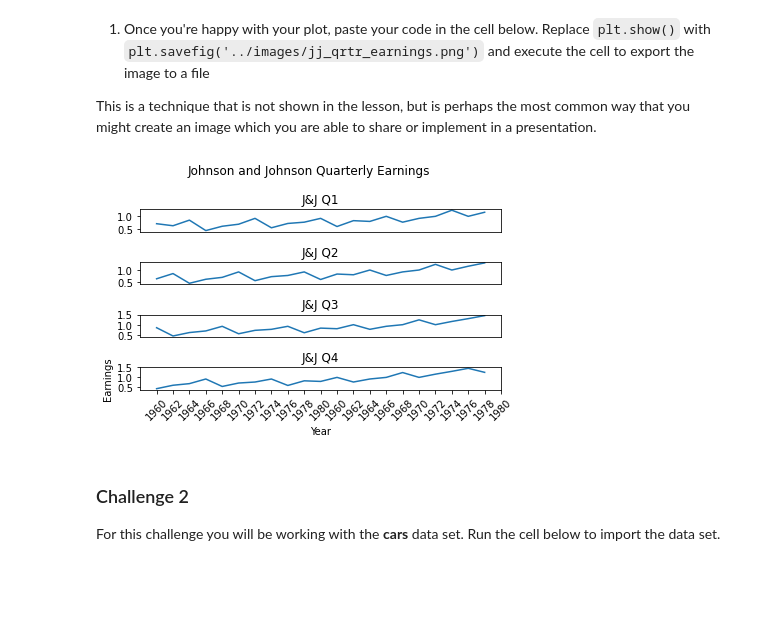
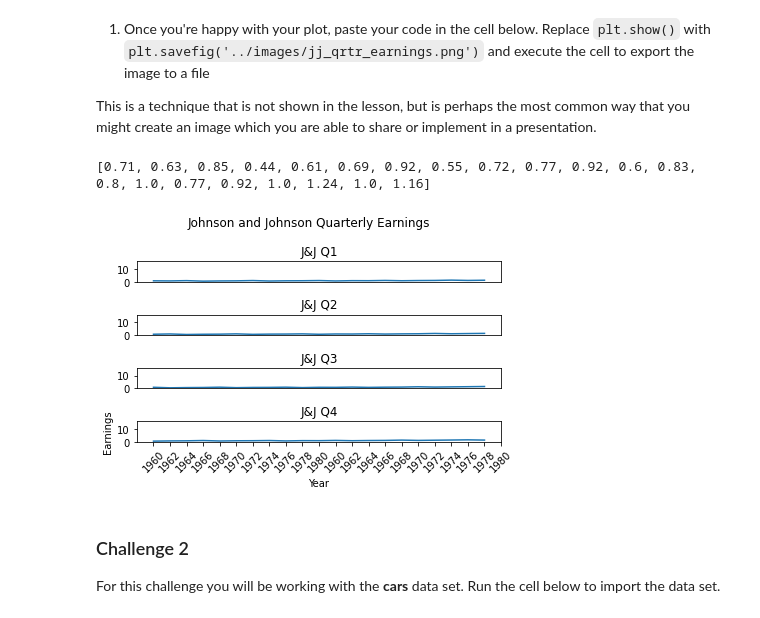
Before and after one commit to kimberlymurphy/ds-precourse-faceting, a Jupyter notebook: notebooks/faceting.ipynb, the cells around one changed output. Saved outputs shown, nothing was run; the diff lists cells and outputs as text; code cells hidden in the pictures; blank space fills up the shorter version.

Commit message:
Fixed bug
Bad indexing (realized via y-axis range matching)

```diff
--- a/notebooks/faceting.ipynb
+++ b/notebooks/faceting.ipynb
@@ -96,11 +96,11 @@ q2 = list()
 q3 = list()
 q4 = list()
 
-for x in range(len(earn)//4):
-    q1.append(earn[x])
-    q2.append(earn[x+1])
-    q3.append(earn[x+2])
-    q4.append(earn[x+3])
+for x in range(0, len(earn)//4):
+    q1.append(earn[x])#earn[x])
+    q2.append(earn[21+x])#earn[x*1])
+    q3.append(earn[42+x])#earn[x*2])
+    q4.append(earn[63+x])#earn[x*3])
 
 for i in range(1960,1981):
     if i%2==0:
@@ -109,30 +109,42 @@ for i in range(1960,1981):
 for i in range(0,22):
     value.append(i)
 
+print(min(earn))
+print(max(earn))
+print(q1)
+print(q2)
+print(q3)
+print(q4)
+y_rng = [0.4, 16.25]
+
 plt.suptitle('Johnson and Johnson Quarterly Earnings')
 
 # Creating first subplot
 plt.subplot(4, 1, 1)
 plt.title("J&J Q1")
 plt.plot(q1)
+plt.ylim(y_rng)
 plt.xticks([])
 
 # Creating second subplot
 plt.subplot(4, 1, 2)
 plt.title("J&J Q2")
 plt.plot(q2)
+plt.ylim(y_rng)
 plt.xticks([])
 
 # Creating third subplot
 plt.subplot(4, 1, 3)
 plt.title("J&J Q3")
 plt.plot(q3)
+plt.ylim(y_rng)
 plt.xticks([])
 
 # Creating fourth subplot
 plt.subplot(4, 1, 4)
 plt.title("J&J Q4")
 plt.plot(q4)
+plt.ylim(y_rng)
 
 #tick_location = [0, 21]
 plt.xticks(value, label,rotation = 45)
@@ -151,40 +169,45 @@ This is a technique that is not shown in the lesson, but is perhaps the most com
 # %%
 # Paste your code here and export it
 plt.suptitle('Johnson and Johnson Quarterly Earnings')
-
+print(q1)
 # Creating first subplot
 plt.subplot(4, 1, 1)
 plt.title("J&J Q1")
+plt.ylim([0,16])
 plt.plot(q1)
 plt.xticks([])
 
 # Creating second subplot
 plt.subplot(4, 1, 2)
 plt.title("J&J Q2")
+plt.ylim([0,16])
 plt.plot(q2)
 plt.xticks([])
 
 # Creating third subplot
 plt.subplot(4, 1, 3)
 plt.title("J&J Q3")
+plt.ylim([0,16])
 plt.plot(q3)
 plt.xticks([])
 
 # Creating fourth subplot
 plt.subplot(4, 1, 4)
 plt.title("J&J Q4")
+plt.ylim([0,16])
 plt.plot(q4)
 
 #tick_location = [0, 21]
 plt.xticks(value, label,rotation = 45)
 
 plt.xlabel("Year")
 plt.ylabel("Earnings")
 
 plt.tight_layout()
 plt.savefig('../images/jj_qrtr_earnings.png')
 # %% [output]
+[0.71, 0.63, 0.85, 0.44, 0.61, 0.69, 0.92, 0.55, 0.72, 0.77, 0.92, 0.6, 0.83, 0.8, 1.0, 0.77, 0.92, 1.0, 1.24, 1.0, 1.16]
-[figure, old version]
+[figure, new version]
 # %% [markdown]
 ### Challenge 2
 
```
Also changed, not shown: parts of 1 cell of this notebook, 1 other file.
